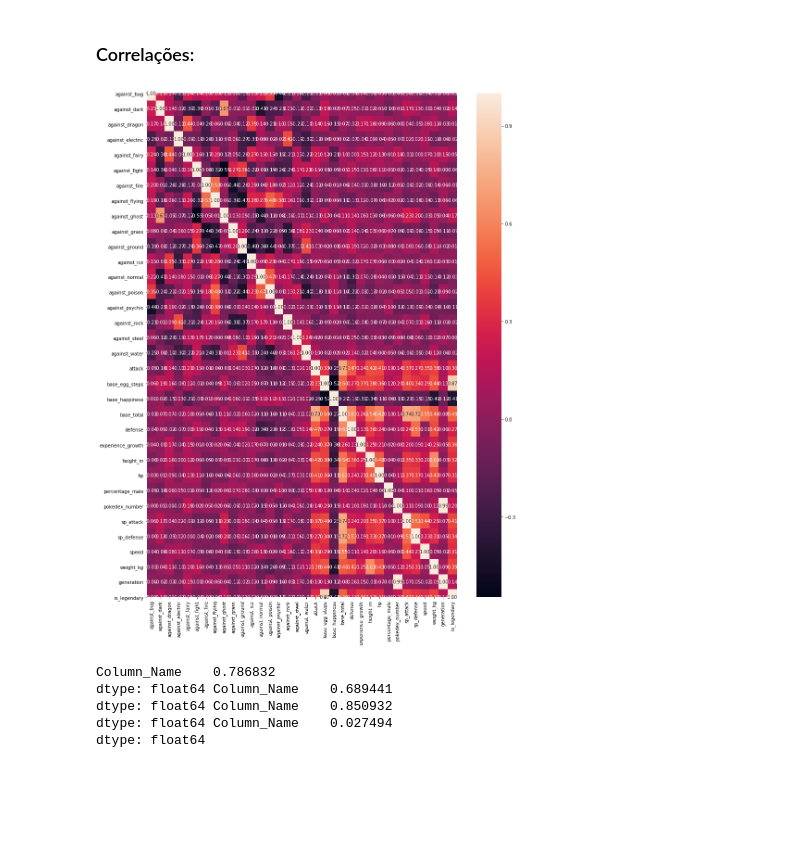
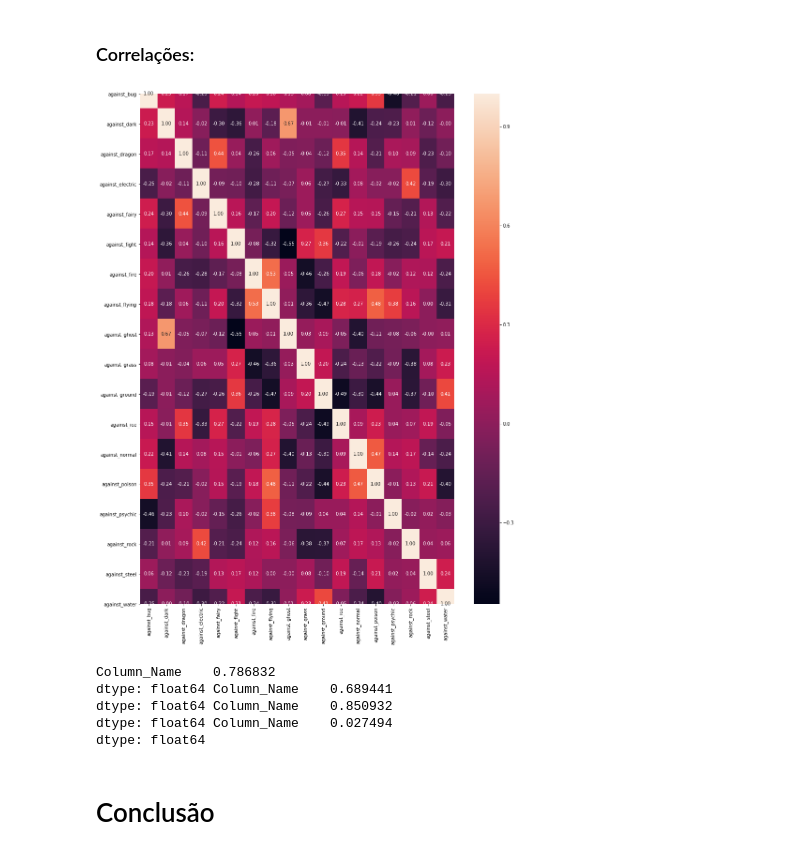
Before and after one commit to marianacscezar/P2--rascunho, a Jupyter notebook: Pokemon.ipynb, the cells around one changed output. Drawn from its saved outputs; the diff is of its cells as text; code cells hidden in the pictures; blank space fills up the shorter version.

```diff
--- a/Pokemon.ipynb
+++ b/Pokemon.ipynb
@@ -431,28 +433,28 @@ https://medium.com/turing-talks/turing-talks-13-modelo-de-predi%C3%A7%C3%A3o-knn
 # %%
 import pandas as pd
 import seaborn as sns
 from pylab import rcParams
 import matplotlib.pyplot as plt
 
 
 def plot_correlation(df):
     '''
     plot correlation's matrix to explore dependency between features
     '''
     # init figure size
     rcParams['figure.figsize'] = 15, 20
     fig = plt.figure()
     sns.heatmap(data.corr(), annot=True, fmt=".2f")
     plt.show()
     fig.savefig('corr.png')
 
 # load your data
-data  = df
+data  = df.iloc[:, xlista]
 
 # plot correlation & densities
 plot_correlation(data)
 # %% [output]
-[figure, old version]
+[figure, new version]
 # %%
 Resultados = []
 soma = 0
@@ -484,0 +491,2 @@ dtype: float64
+# %% [markdown]
+# Conclusão
```
Also changed, not shown: parts of 37 cells of this notebook.
